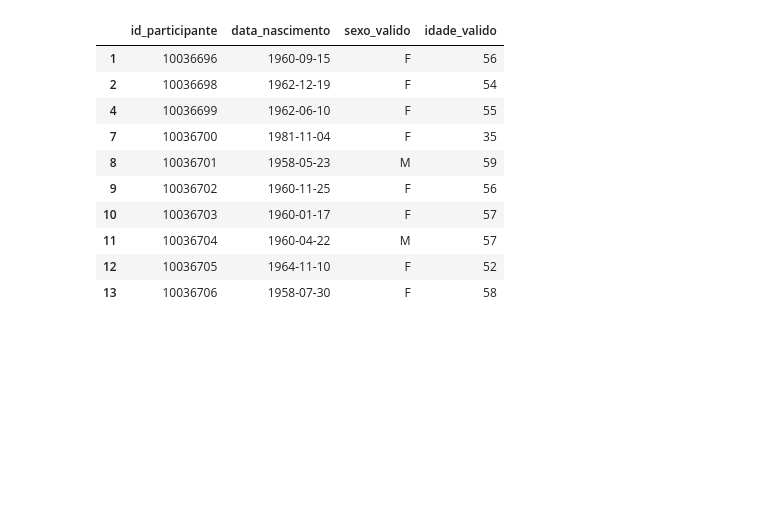
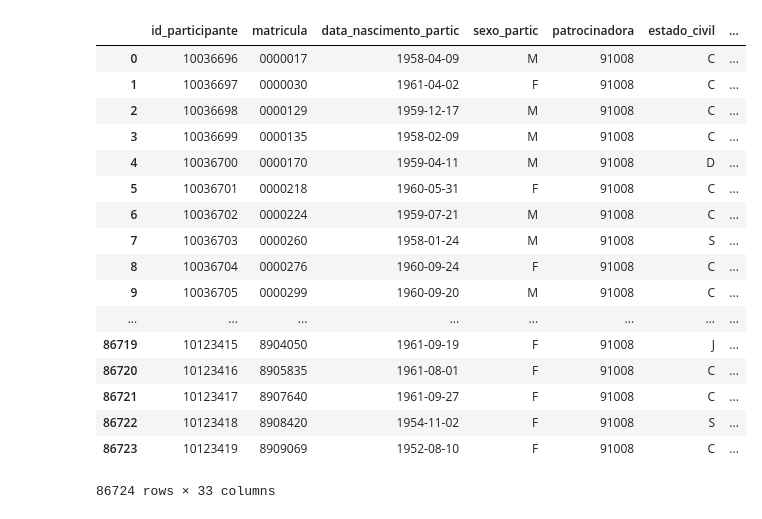
Before and after one commit to raphabritto/actuari_py, a Jupyter notebook: obtem_dados_avaliacao.ipynb, the cells around one changed output. Saved outputs shown, nothing was run; the diff lists cells and outputs as text; code cells hidden in the pictures; blank space fills up the shorter version.

```diff
--- a/obtem_dados_avaliacao.ipynb
+++ b/obtem_dados_avaliacao.ipynb
@@ -134,0 +164,8 @@ df_depend1.invalido = df_depend1.invalido.map(tools.convertToBoolean)
+# %%
+df_participantes = pd.merge(df_participantes, df_benef_func2, how='left', on='id_participante')
+# %%
+df_participantes = pd.merge(df_participantes, df_depend_valido, how='left', on='id_participante')
+# %%
+df_participantes = pd.merge(df_participantes, df_depend_temporario, how='left', on='id_participante')
+# %%
+df_participantes = pd.merge(df_participantes, df_depend_invalido, how='left', on='id_participante')
@@ -134,0 +210,21 @@ df_depend1.invalido = df_depend1.invalido.map(tools.convertToBoolean)
+# %%
+df_participantes[pd.isnull(df_participantes['valor_beneficio_funcef'])].valor_beneficio_funcef = 0.00
+# %% [output]
+|  | id_participante | matricula | data_nascimento_partic | sexo_partic | patrocinadora | estado_civil | ... |
+| 0 | 10036696 | 0000017 | 1958-04-09 | M | 91008 | C | ... |
+| 1 | 10036697 | 0000030 | 1961-04-02 | F | 91008 | C | ... |
+| 2 | 10036698 | 0000129 | 1959-12-17 | M | 91008 | C | ... |
+| 3 | 10036699 | 0000135 | 1958-02-09 | M | 91008 | C | ... |
+| 4 | 10036700 | 0000170 | 1959-04-11 | M | 91008 | D | ... |
+| 5 | 10036701 | 0000218 | 1960-05-31 | F | 91008 | C | ... |
+| 6 | 10036702 | 0000224 | 1959-07-21 | M | 91008 | C | ... |
+| 7 | 10036703 | 0000260 | 1958-01-24 | M | 91008 | S | ... |
+| 8 | 10036704 | 0000276 | 1960-09-24 | F | 91008 | C | ... |
+| 9 | 10036705 | 0000299 | 1960-09-20 | M | 91008 | C | ... |
+| ... | ... | ... | ... | ... | ... | ... | ... |
+| 86719 | 10123415 | 8904050 | 1961-09-19 | F | 91008 | J | ... |
+| 86720 | 10123416 | 8905835 | 1961-08-01 | F | 91008 | C | ... |
+| 86721 | 10123417 | 8907640 | 1961-09-27 | F | 91008 | C | ... |
+| 86722 | 10123418 | 8908420 | 1954-11-02 | F | 91008 | S | ... |
+| 86723 | 10123419 | 8909069 | 1952-08-10 | F | 91008 | C | ... |
+86724 rows × 33 columns
@@ -135,22 +235,9 @@ df_depend1.invalido = df_depend1.invalido.map(tools.convertToBoolean)
 # %%
-df_depend_valido = df_depend1[(df_depend1.parentesco == 'COM') & (df_depend1.invalido == False)].rename(columns = {'sexo': 'sexo_valido'}).drop(['parentesco', 'invalido'], axis = 1)
-if len(df_depend_valido) > 0:
-    df_depend_valido['idade_valido'] = list(map(tools.calculateAge, df_depend_valido.data_nascimento, itertools.repeat(df_avaliacao.data_calculo, len(df_depend_valido))))
-    df_depend_valido.head(10)
-else:
-    del(df_depend_valido)
+#if len(df_depend_valido) > 0:
+    #df_participantes['idade_depend_valido'] = list(map(tools.calculateAge, df_depend_valido.data_nascimento, itertools.repeat(df_avaliacao.data_calculo, len(df_depend_valido))))
+    #df_depend_valido.head(10)
+#else:
+    #del(df_depend_valido)
 
-df_depend_valido.head(10)
+#df_depend_valido = df_depend_valido.drop(['data_nascimento'], axis = 1)
-# %% [output]
-|  | id_participante | data_nascimento | sexo_valido | idade_valido |
-| 1 | 10036696 | 1960-09-15 | F | 56 |
-| 2 | 10036698 | 1962-12-19 | F | 54 |
-| 4 | 10036699 | 1962-06-10 | F | 55 |
-| 7 | 10036700 | 1981-11-04 | F | 35 |
-| 8 | 10036701 | 1958-05-23 | M | 59 |
-| 9 | 10036702 | 1960-11-25 | F | 56 |
-| 10 | 10036703 | 1960-01-17 | F | 57 |
-| 11 | 10036704 | 1960-04-22 | M | 57 |
-| 12 | 10036705 | 1964-11-10 | F | 52 |
-| 13 | 10036706 | 1958-07-30 | F | 58 |
 # %%
```
Also changed, not shown: parts of 19 cells of this notebook, 1 other file.
